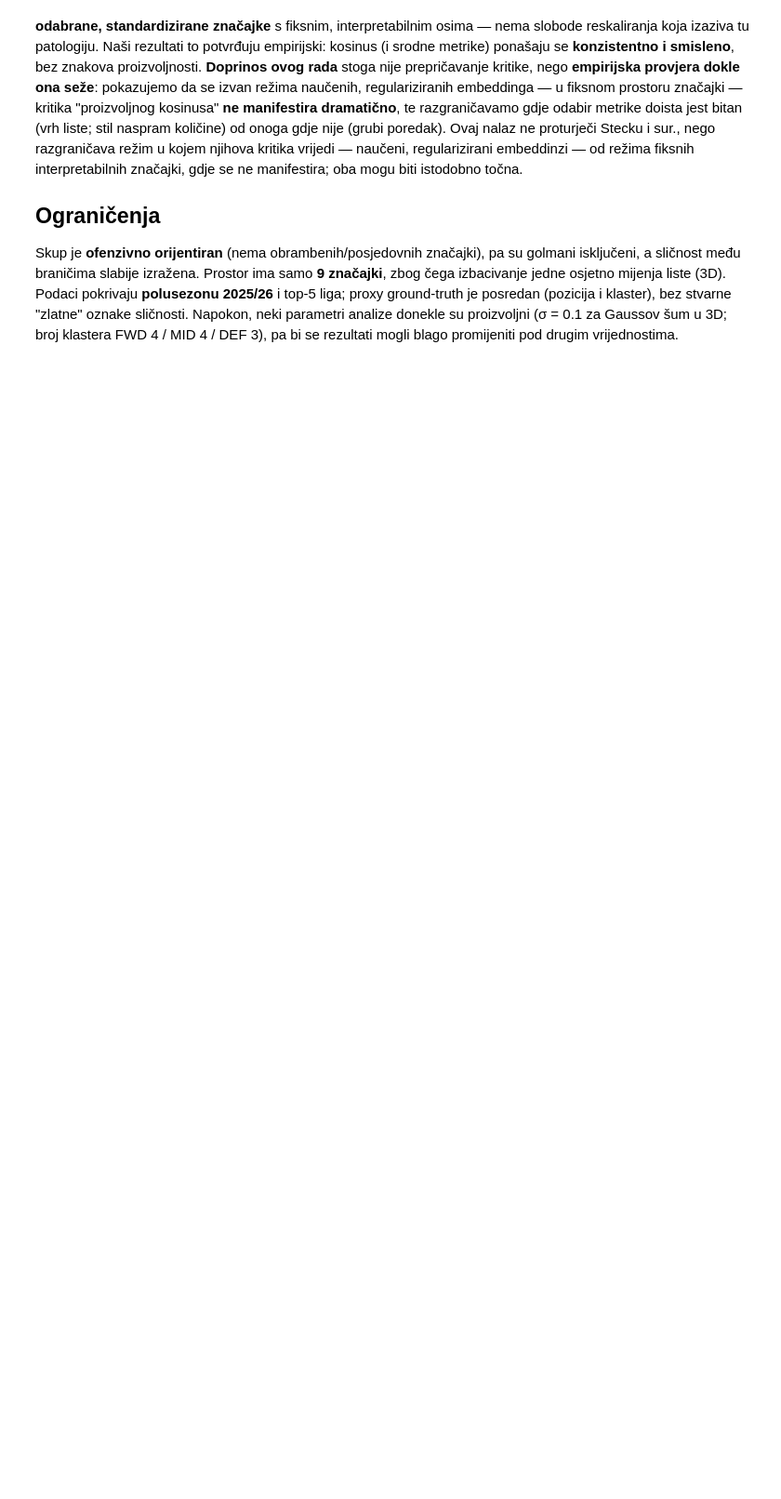
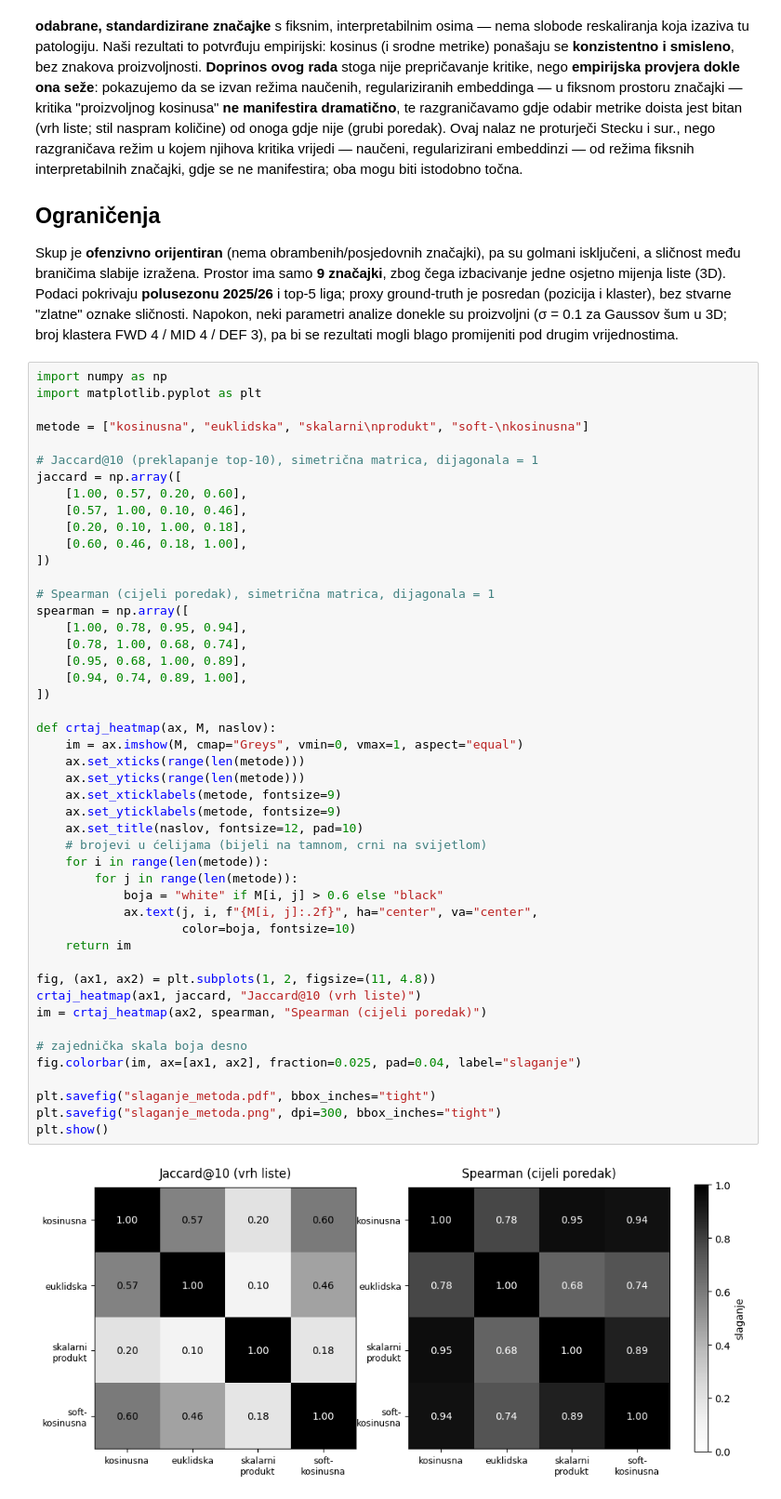
Before and after one commit to Stipe15/Player-similarity-football-2, a Jupyter notebook: projekt.ipynb, the cells around one changed output. Shown at 93% size. Saved outputs shown, nothing was run; the diff lists cells and outputs as text; blank space fills up the shorter version.

```diff
--- a/projekt.ipynb
+++ b/projekt.ipynb
@@ -1358,3 +1358,52 @@ Skup je **ofenzivno orijentiran** (nema obrambenih/posjedovnih značajki), pa su
 a sličnost među braničima slabije izražena. Prostor ima samo **9 značajki**, zbog čega izbacivanje
 jedne osjetno mijenja liste (3D). Podaci pokrivaju **polusezonu 2025/26** i top-5 liga; proxy
 ground-truth je posredan (pozicija i klaster), bez stvarne "zlatne" oznake sličnosti. Napokon, neki parametri analize donekle su proizvoljni (σ = 0.1 za Gaussov šum u 3D; broj klastera FWD 4 / MID 4 / DEF 3), pa bi se rezultati mogli blago promijeniti pod drugim vrijednostima.
+# %%
+import numpy as np
+import matplotlib.pyplot as plt
+
+metode = ["kosinusna", "euklidska", "skalarni\nprodukt", "soft-\nkosinusna"]
+
+# Jaccard@10 (preklapanje top-10), simetrična matrica, dijagonala = 1
+jaccard = np.array([
+    [1.00, 0.57, 0.20, 0.60],
+    [0.57, 1.00, 0.10, 0.46],
+    [0.20, 0.10, 1.00, 0.18],
+    [0.60, 0.46, 0.18, 1.00],
+])
+
+# Spearman (cijeli poredak), simetrična matrica, dijagonala = 1
+spearman = np.array([
+    [1.00, 0.78, 0.95, 0.94],
+    [0.78, 1.00, 0.68, 0.74],
+    [0.95, 0.68, 1.00, 0.89],
+    [0.94, 0.74, 0.89, 1.00],
+])
+
+def crtaj_heatmap(ax, M, naslov):
+    im = ax.imshow(M, cmap="Greys", vmin=0, vmax=1, aspect="equal")
+    ax.set_xticks(range(len(metode)))
+    ax.set_yticks(range(len(metode)))
+    ax.set_xticklabels(metode, fontsize=9)
+    ax.set_yticklabels(metode, fontsize=9)
+    ax.set_title(naslov, fontsize=12, pad=10)
+    # brojevi u ćelijama (bijeli na tamnom, crni na svijetlom)
+    for i in range(len(metode)):
+        for j in range(len(metode)):
+            boja = "white" if M[i, j] > 0.6 else "black"
+            ax.text(j, i, f"{M[i, j]:.2f}", ha="center", va="center",
+                    color=boja, fontsize=10)
+    return im
+
+fig, (ax1, ax2) = plt.subplots(1, 2, figsize=(11, 4.8))
+crtaj_heatmap(ax1, jaccard, "Jaccard@10 (vrh liste)")
+im = crtaj_heatmap(ax2, spearman, "Spearman (cijeli poredak)")
+
+# zajednička skala boja desno
+fig.colorbar(im, ax=[ax1, ax2], fraction=0.025, pad=0.04, label="slaganje")
+
+plt.savefig("slaganje_metoda.pdf", bbox_inches="tight")
+plt.savefig("slaganje_metoda.png", dpi=300, bbox_inches="tight")
+plt.show()
+# %% [output]
+[figure, added]
```
Also changed, not shown: 6 other files.
